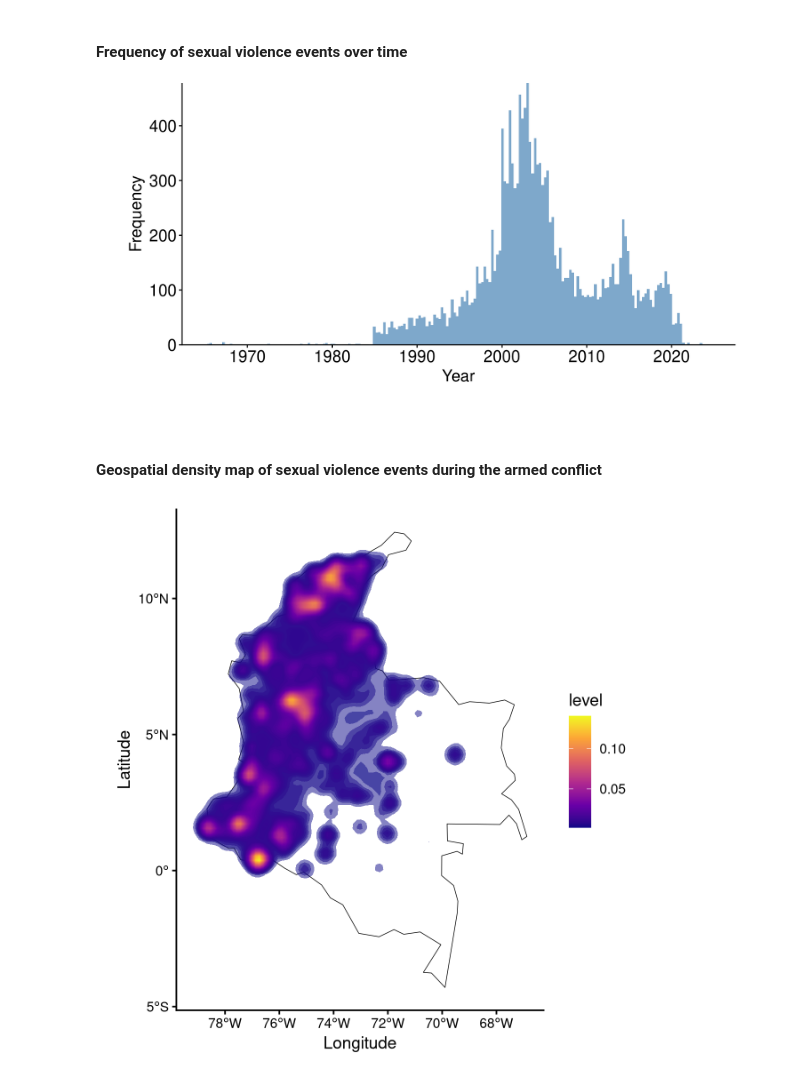
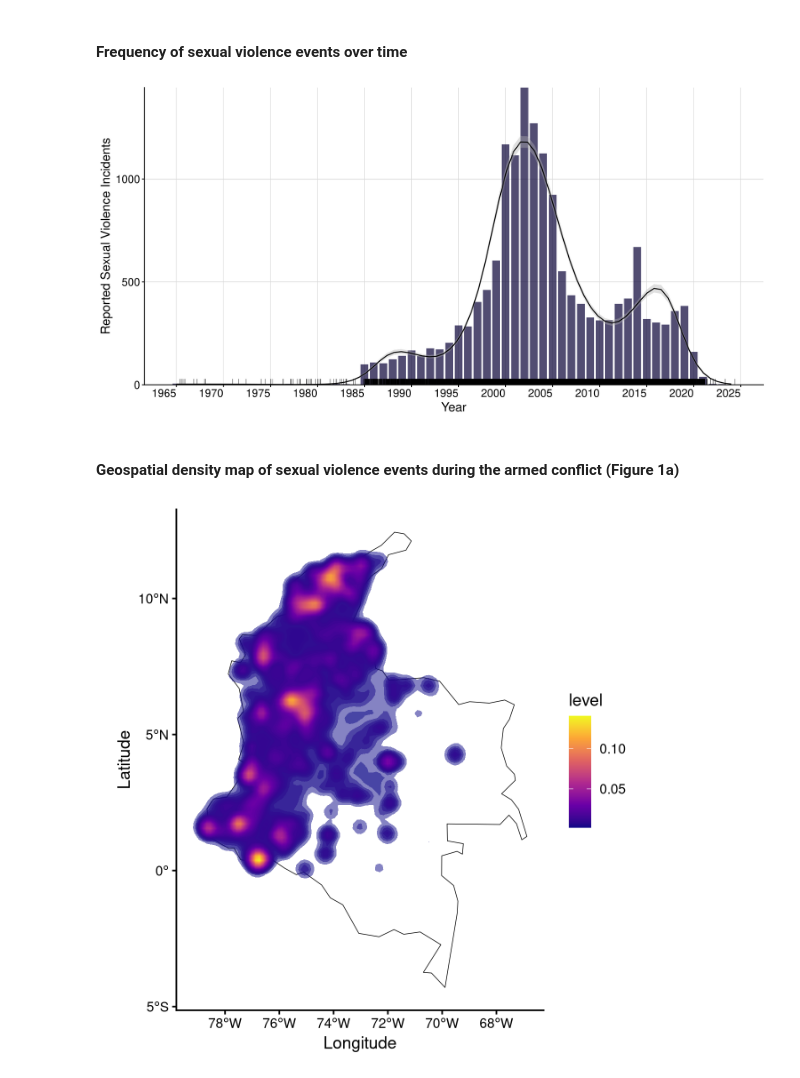
Before and after one commit to ElisavetPappa/col-conflict-sv, a Jupyter notebook: Pappa_et_al_EntireConflict.ipynb, the cells around one changed output. Saved outputs shown, nothing was run; the diff lists cells and outputs as text; code cells hidden in the pictures.

```diff
--- a/Pappa_et_al_EntireConflict.ipynb
+++ b/Pappa_et_al_EntireConflict.ipynb
@@ -227,30 +206,60 @@ options(repr.plot.width=8, repr.plot.height=4, repr.plot.res = 210)
 ### Descriptive plots
 # %% [markdown]
 #### Frequency of sexual violence events over time
-# %%
-generate_total_histogram <- function(data, date_var = "Date") {
-  ggplot(data, aes(x = .data[[date_var]])) +
-    geom_histogram(bins = 200, alpha = 0.7, fill = "steelblue") +
-    ylab("Frequency") +
-    xlab("Year") +
-    theme_classic(base_size = 10) +
-    scale_y_continuous(limits = c(0, NA), expand = c(0, 0)) +
-    scale_x_date(breaks = seq(as.Date("1960-01-01"), as.Date("2030-01-01"), by = "10 years"),
-                 date_labels = "%Y") +
-    theme(
-      axis.title = element_text(size = 14),
-      axis.text = element_text(size = 14),
-      plot.margin = margin(0, 1, 1, 1, "cm")
-    )
-}
-
-# For the whole dataframe
-total_plot <- generate_total_histogram(SV_combined_data_sf_entire_conflict)
-total_plot
-# %% [output]
-[figure, removed]
+# %%
+# Aggregate to annual counts
+annual_counts <- SV_combined_data_sf_entire_conflict %>%
+  sf::st_drop_geometry() %>%
+  group_by(Year) %>%
+  summarise(count = n()) %>%
+  mutate(Date = as.Date(paste0(Year, "-01-01")))
+
+ggplot(annual_counts, aes(x = Date, y = count)) +
+  geom_col(fill = "#080035", alpha = 0.7, width = 300) +
+
+  # GAM smoother with Poisson distribution (log link)
+  geom_smooth(
+    method = "gam",
+    formula = y ~ s(x, bs = "cs"),
+    method.args = list(family = poisson(link = "log")),
+    color = "black",
+    linewidth = 0.6,
+    se = TRUE,
+    fill = "gray70",
+    alpha = 0.4
+  ) +
+  scale_y_continuous(limits = c(0, NA), expand = c(0, 0)) +
+  scale_x_date(
+    breaks = seq(as.Date("1960-01-01"), as.Date("2030-01-01"), by = "5 years"),
+    date_labels = "%Y"
+  ) +
+  labs(
+    x = "Year",
+    y = "Reported Sexual Violence Incidents"
+  ) +
+  theme_classic(base_size = 12) +
+  theme(
+    axis.title = element_text(size = 16),
+    axis.text = element_text(size = 14),
+    axis.text.x = element_text(angle = 0, hjust = 1),
+    plot.caption = element_text(hjust = 0, size = 9, color = "gray40"),
+    panel.grid.major.y = element_line(color = "gray80", linewidth = 0.3),
+    panel.grid.major.x = element_line(color = "gray85", linewidth = 0.3)
+  ) +
+  geom_rug(
+    data = SV_combined_data_sf_entire_conflict,
+    aes(x = Date),
+    inherit.aes = FALSE,
+    linewidth = 0.2,
+    length = unit(0.02, "npc")
+  )
+
+ggsave(paste0(output_dir, "Figure3_Temporal_Annual.png"),
+       width = 12, height = 6, dpi = 300)
+# %% [output]
+[figure, added]
 # %% [markdown]
-#### Geospatial density map of sexual violence events during the armed conflict
+#### Geospatial density map of sexual violence events during the armed conflict (Figure 1a)
 # %%
 # Set image size
 options(repr.plot.width=6, repr.plot.height=6, repr.plot.res = 210)
```
Also changed, not shown: parts of 39 cells of this notebook, 3 other files.
